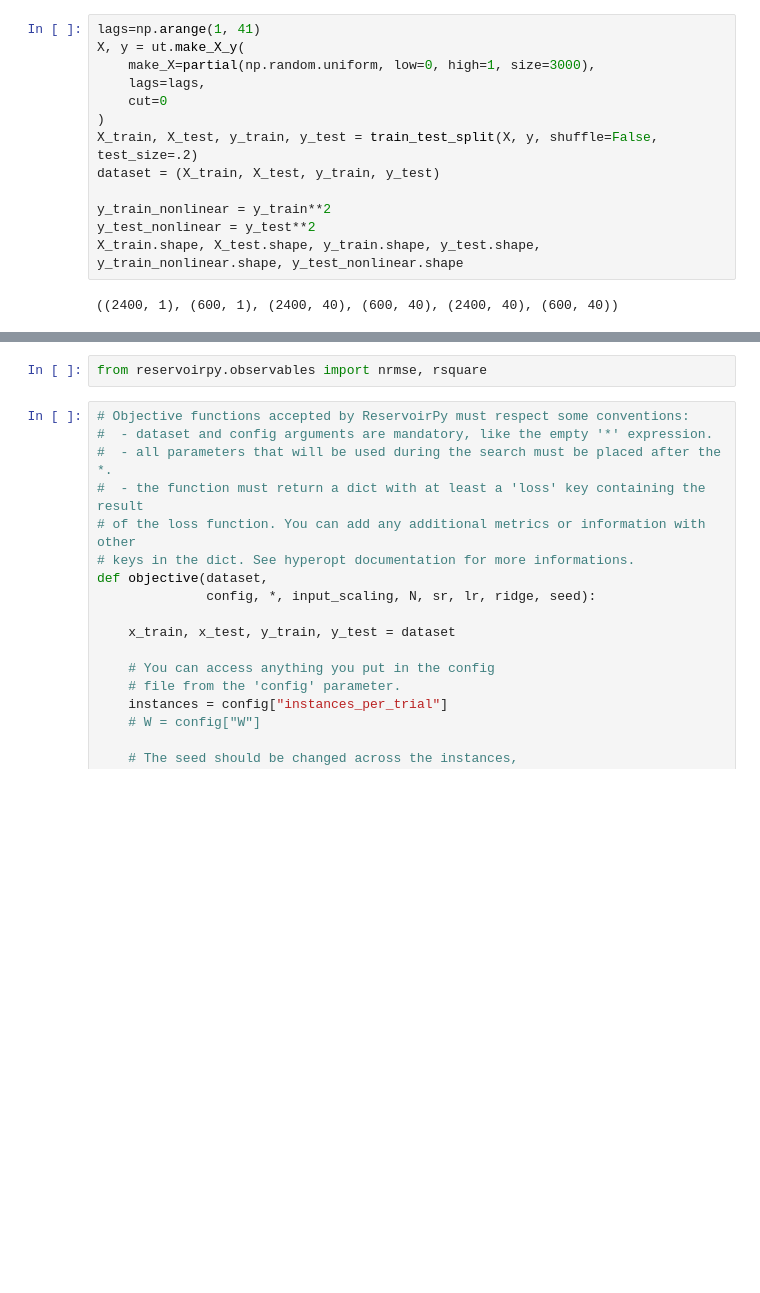
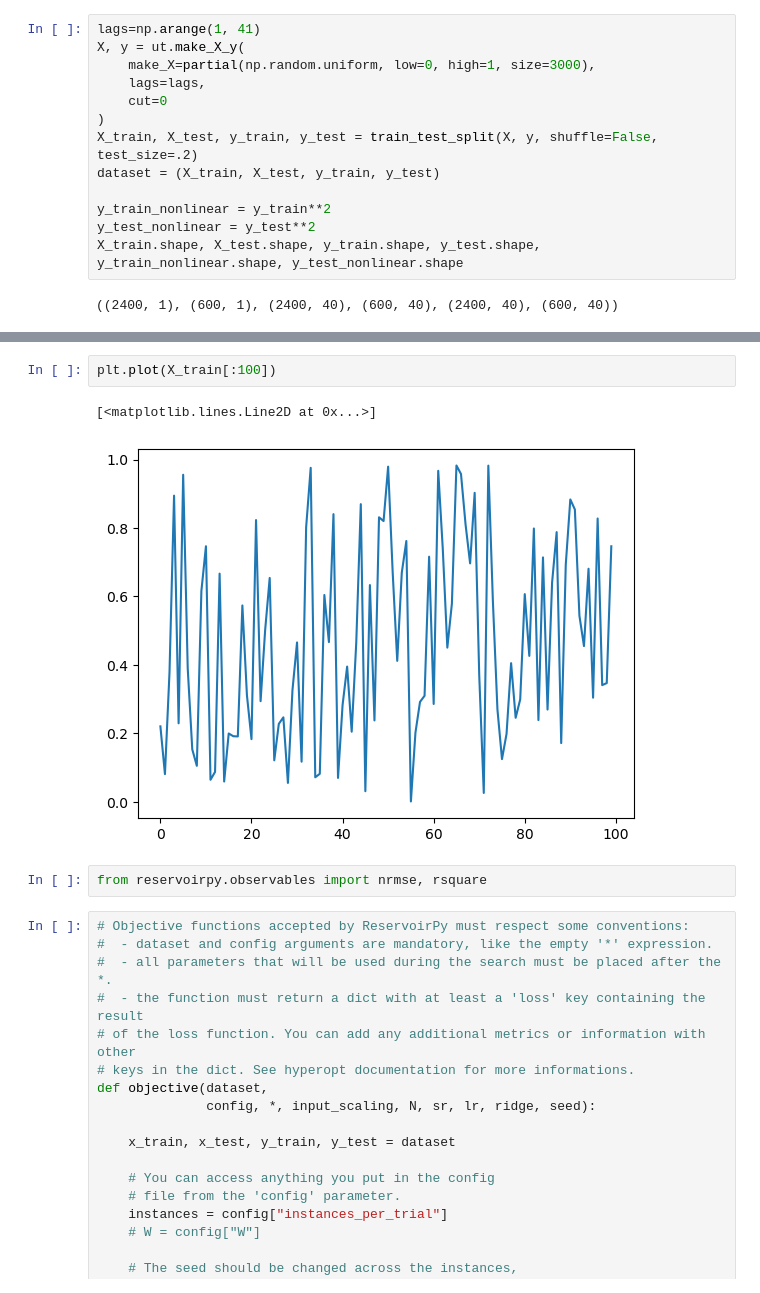
Before and after one commit to ad045/simba, a Jupyter notebook: 30_2_reservoirpy.ipynb, the cells around one changed output, grey strips where cells are left out. Cells and saved outputs as stored; diff of their text form; blank space fills up the shorter version.

```diff
--- a/30_2_reservoirpy.ipynb
+++ b/30_2_reservoirpy.ipynb
@@ -199,3 +199,8 @@ plt.show()
+# %%
+plt.plot(X_train[:100])
+# %% [output]
+[<matplotlib.lines.Line2D at 0x...>]
+[figure, added]
 # %%
 from reservoirpy.observables import nrmse, rsquare
 # %%
```
Also changed, not shown: parts of 3 cells of this notebook, 3 other files.
